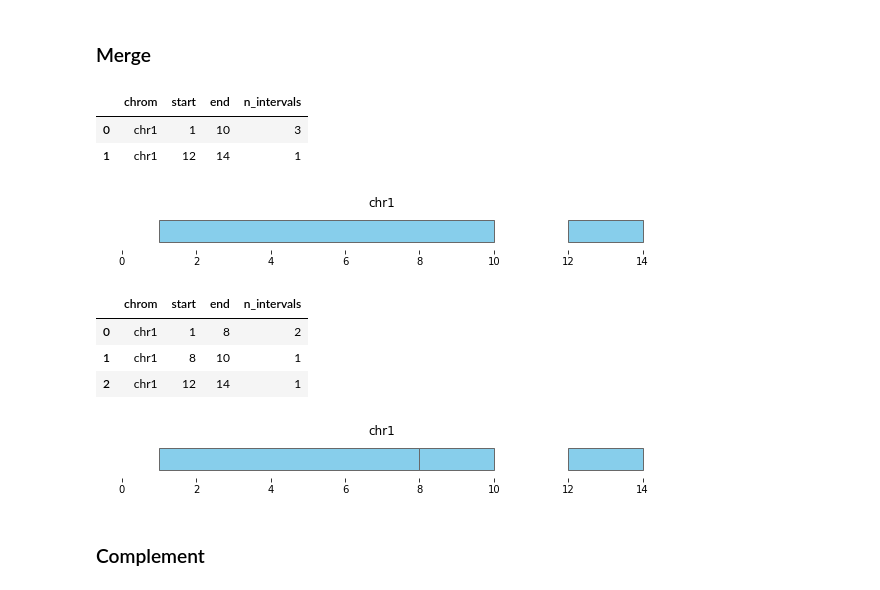
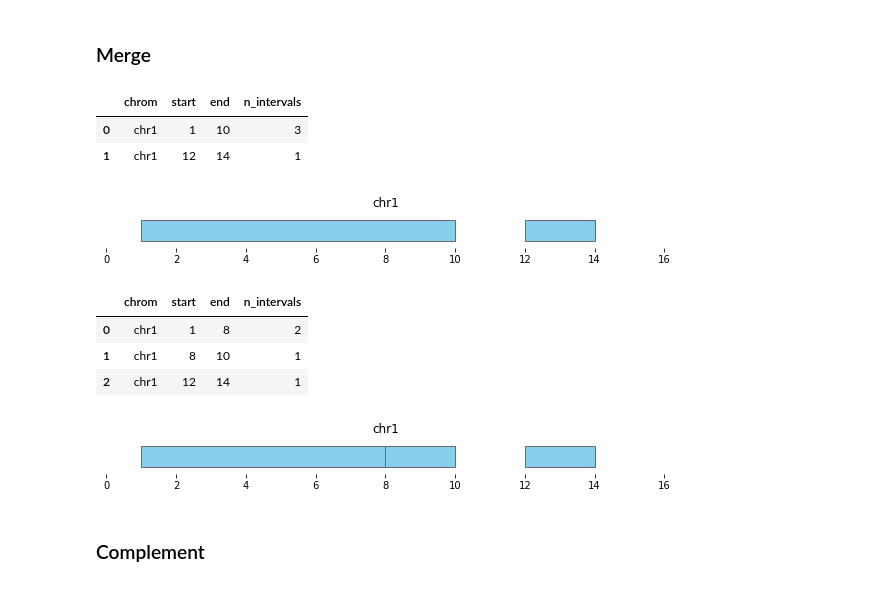
Before and after one commit to open2c/bioframe, a Jupyter notebook: docs/notebooks/intervals_tutorial.ipynb, the cells around one changed output. Drawn from its saved outputs; the diff is of its cells as text; code cells hidden in the pictures.

```diff
--- a/docs/notebooks/intervals_tutorial.ipynb
+++ b/docs/notebooks/intervals_tutorial.ipynb
@@ -112,23 +111,23 @@ bf.vis.plot_intervals(df_annotated, labels=df_annotated['cluster'], show_coords=
 # %%
 df_merged = bf.merge(df1, min_dist=0)
 
 display(df_merged)
-bf.vis.plot_intervals(df_merged, show_coords=True)
+bf.vis.plot_intervals(df_merged, show_coords=True, xlim=(0,16))
 # %% [output]
 |  | chrom | start | end | n_intervals |
 | 0 | chr1 | 1 | 10 | 3 |
 | 1 | chr1 | 12 | 14 | 1 |
-[figure, old version]
+[figure, new version]
 # %%
 df_merged = bf.merge(df1, min_dist=None)
 display(df_merged)
-bf.vis.plot_intervals(df_merged, show_coords=True)
+bf.vis.plot_intervals(df_merged, show_coords=True, xlim=(0,16))
 # %% [output]
 |  | chrom | start | end | n_intervals |
 | 0 | chr1 | 1 | 8 | 2 |
 | 1 | chr1 | 8 | 10 | 1 |
 | 2 | chr1 | 12 | 14 | 1 |
-[figure, old version]
+[figure, new version]
 # %% [markdown]
 ### Complement
 # %%
```
Also changed, not shown: parts of 13 cells of this notebook, 8 other files.
